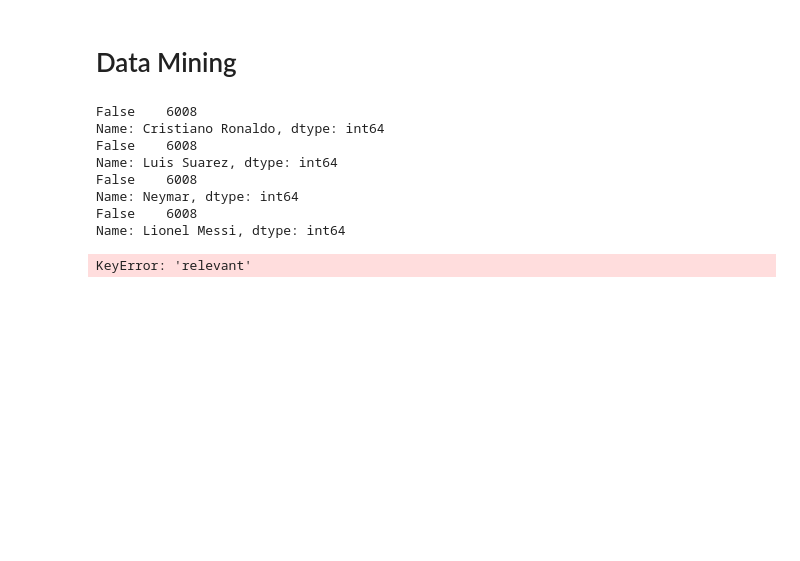
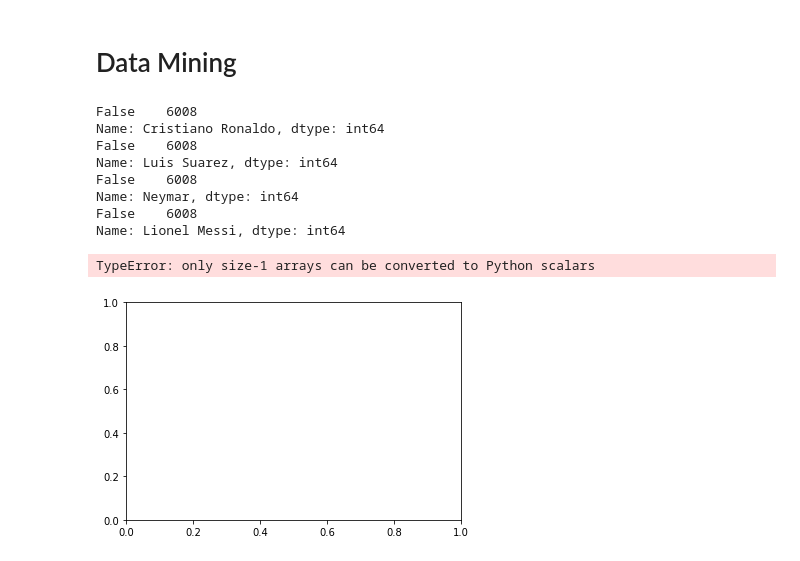
Before and after one commit to shahud1/PyAllEars, a Jupyter notebook: twitter_Streaming_API/Tweet_Mining and deep analyze/Mining and Analyzing data.ipynb, the cells around one changed output. Saved outputs shown, nothing was run; the diff lists cells and outputs as text; code cells hidden in the pictures; blank space fills up the shorter version.

Commit message:
updated
updated with python nb

```diff
--- a/twitter_Streaming_API/Tweet_Mining and deep analyze/Mining and Analyzing data.ipynb
+++ b/twitter_Streaming_API/Tweet_Mining and deep analyze/Mining and Analyzing data.ipynb
@@ -91,18 +91,19 @@ False    6008
 Name: Lionel Messi, dtype: int64
 # %%
 prg_langs = ['Cristiano Ronaldo', 'Luis Suarez', 'Neymar']
-tweets_by_prg_lang = [tweets['Cristiano Ronaldo'].value_counts()[True], tweets['javascript'].value_counts()[True], tweets['ruby'].value_counts()[True]]
+tweets_by_prg_lang = [tweets['Cristiano Ronaldo'].value_counts(), tweets['Luis Suarez'].value_counts(), tweets['Neymar'].value_counts()]
 
 x_pos = list(range(len(prg_langs)))
 width = 0.8
 fig, ax = plt.subplots()
 plt.bar(x_pos, tweets_by_prg_lang, width, alpha=1, color='g')
 
 # Setting axis labels and ticks
 ax.set_ylabel('Number of tweets', fontsize=15)
 ax.set_title('Ranking: python vs. javascript vs. ruby (Raw data)', fontsize=10, fontweight='bold')
 ax.set_xticks([p + 0.4 * width for p in x_pos])
 ax.set_xticklabels(prg_langs)
 plt.grid()
 # %% [output]
-KeyError: 'relevant'
+TypeError: only size-1 arrays can be converted to Python scalars
+[figure, added]
```
